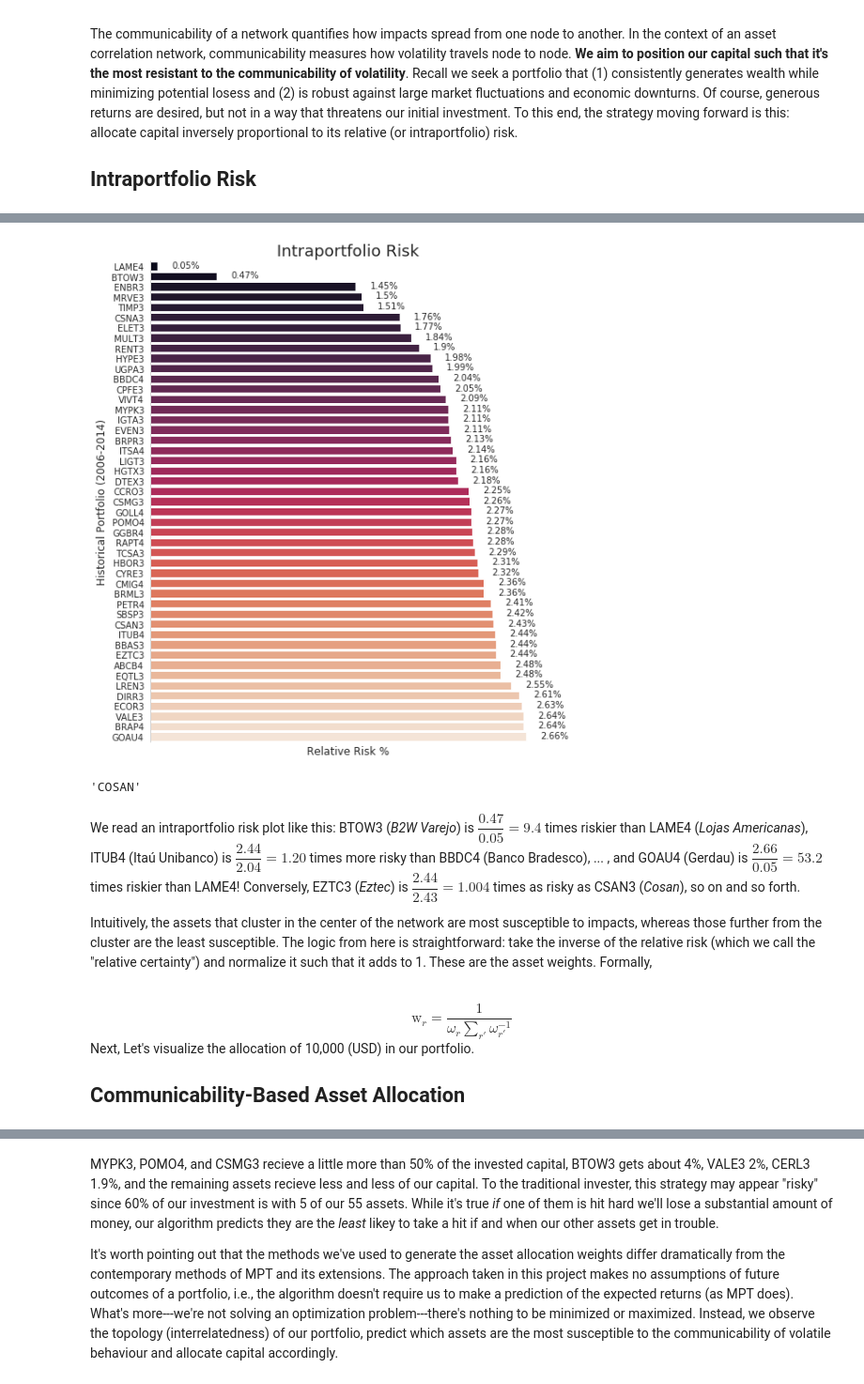
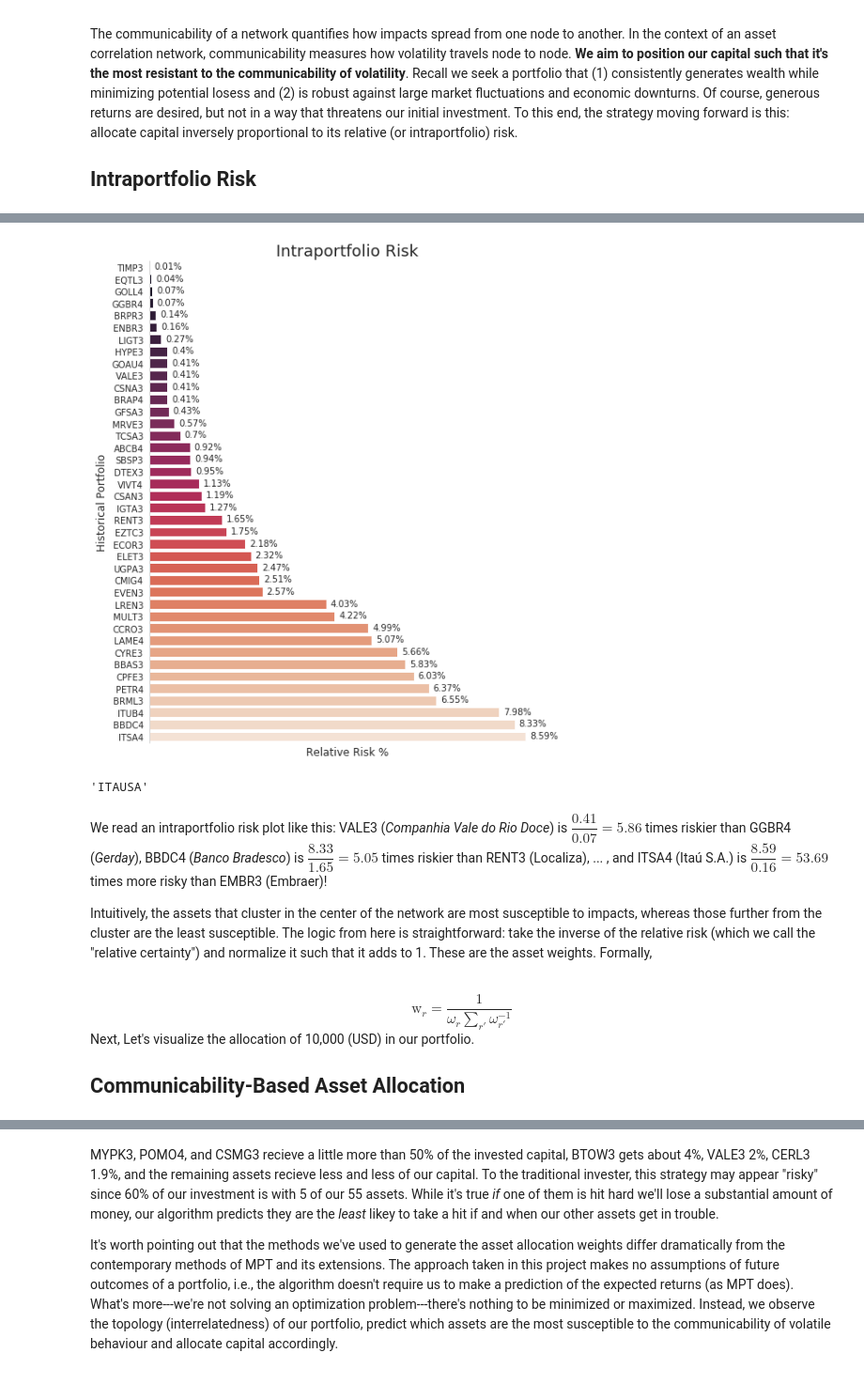
Before and after one commit to dcecchini/tbsi-quant-investment-project, a Jupyter notebook: Network_Graph.ipynb, the cells around one changed output, grey strips where cells are left out. Shown at 94% size. Cells and saved outputs as stored; diff of their text form; code cells hidden in the pictures.

```diff
--- a/Network_Graph.ipynb
+++ b/Network_Graph.ipynb
@@ -178,4 +167,6 @@ dtype: int64
 # %%
 #idx = df_train_close.loc[df_train_close["RAPT4"].isnull()].index
 #df_train_close.loc[idx].
-df_train_close["RAPT4"].fillna(method="ffill", inplace=True)
+df_train_close.fillna(value=0, inplace=True)
+df_train_close_copy.fillna(value=0, inplace=True)
+df_validate.fillna(value=0, inplace=True)
@@ -181,0 +197,4 @@ df_train_close["RAPT4"].fillna(method="ffill", inplace=True)
+# %%
+# Remove the seasonality
+df_train_close = df_train_close.apply(np.log).diff().iloc[1:].dropna()
+df_train_close.head()
@@ -282,4 +310,4 @@ def build_corr_nx(df_train, corr_threshold=0.325):
     return H
 # %%
 # builds the distance correlation networks for the training data
-H_close = build_corr_nx(df_train_dcor)
+H_close = build_corr_nx(df_train_dcor, 0.4)
@@ -594,41 +621,41 @@ with sns.axes_style('whitegrid'):
     # plots a pretty seaborn barplot
     sns.barplot(x='Risk Allocation', y='Stocks', data=risk_alloc, palette="rocket")
 
     # removes spines
     sns.despine(right=True, top=True, bottom=True)
 
     # turns xticks off
     plt.xticks([])
 
     # labels the x axis
     plt.xlabel("Relative Risk %", size=12)
 
     # labels the y axis
-    plt.ylabel("Historical Portfolio (2006-2014)", size=12)
+    plt.ylabel("Historical Portfolio", size=12)
 
     # figure title
     plt.title("Intraportfolio Risk", size=18)
 
     # iterates over the stocks (label) and their numerical index (i)
     for i, label in enumerate(list(risk_alloc.index)):
 
         # gets the height of each bar in the barplot
         height = risk_alloc.loc[label, 'Risk Allocation']
 
         # gets the relative risk as a percentage (the labels)
         label = (risk_alloc.loc[label, 'Risk Allocation']*100
                     ).round(2).astype(str) + '%'
 
         # annotates the barplot with the relative risk percentages
         plt.annotate(str(label), (height + 0.001, i + 0.15))
 # %% [output]
-[figure, old version]
+[figure, new version]
 # %%
-df.loc[df.Ticker == "CSAN3"].Name.iloc[0]
+df.loc[df.Ticker == "ITSA4"].Name.iloc[0]
 # %% [output]
-'COSAN'
+'ITAUSA'
 # %% [markdown]
-We read an intraportfolio risk plot like this: BTOW3 (*B2W Varejo*) is $\dfrac{0.47}{0.05} = 9.4$ times riskier than LAME4 (*Lojas Americanas*), ITUB4 (Itaú Unibanco) is $\dfrac{2.44}{2.04} = 1.20$ times more risky than BBDC4 (Banco Bradesco), ... , and GOAU4 (Gerdau) is $\dfrac{2.66}{0.05} = 53.2$ times riskier than LAME4! Conversely, EZTC3 (*Eztec*) is $\dfrac{2.44}{2.43} = 1.004$ times as risky as CSAN3 (*Cosan*), so on and so forth.
+We read an intraportfolio risk plot like this: VALE3 (*Companhia Vale do Rio Doce*) is $\dfrac{0.41}{0.07} = 5.86$ times riskier than GGBR4 (*Gerday*), BBDC4 (*Banco Bradesco*) is $\dfrac{8.33}{1.65} = 5.05$ times riskier than RENT3 (Localiza), ... , and ITSA4 (Itaú S.A.) is $\dfrac{8.59}{0.16} = 53.69$ times more risky than EMBR3 (Embraer)!
 
 Intuitively, the assets that cluster in the center of the network are most susceptible to impacts, whereas those further from the cluster are the least susceptible. The logic from here is straightforward: take the inverse of the relative risk (which we call the "relative certainty") and normalize it such that it adds to 1. These are the asset weights. Formally,
 <br/><br/>
```
Also changed, not shown: parts of 74 cells of this notebook, 29 other files.
